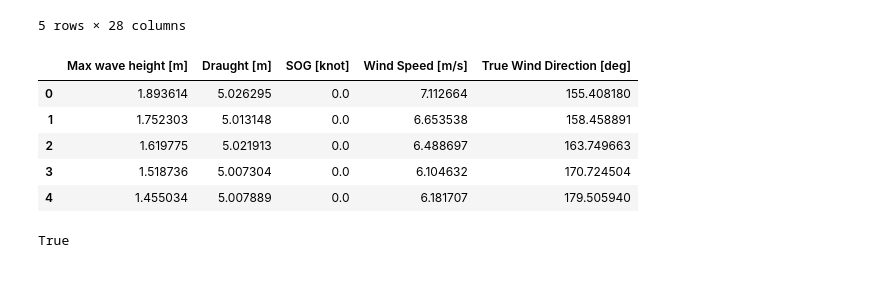
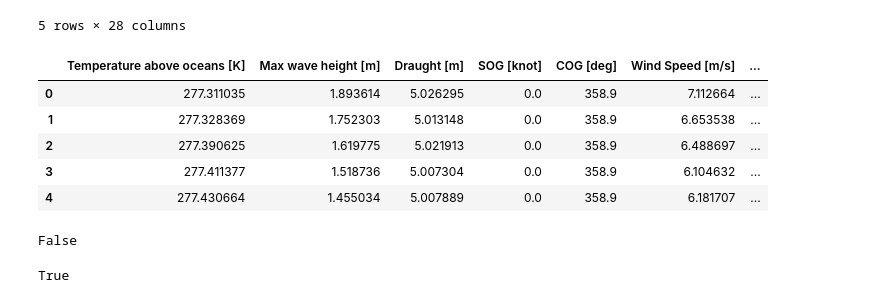
Before and after one commit to hiwafi/thesis-ais, a Jupyter notebook: AIS_Sketch.ipynb, the cells around one changed output. Saved outputs shown, nothing was run; the diff lists cells and outputs as text; code cells hidden in the pictures.

```diff
--- a/AIS_Sketch.ipynb
+++ b/AIS_Sketch.ipynb
@@ -1,9 +1,9 @@
 # %%
 import pandas as pd
 from matplotlib import pyplot
-#df = pd.read_csv("AIS_Clean_001.csv")
+df = pd.read_csv("AIS_Clean_001.csv")
 # AIS clean 002 is only heading from west to easr (hopefully better model due to the similar heading)
-df = pd.read_csv("AIS_Clean_002.csv")
+#df = pd.read_csv("AIS_Clean_002.csv")
 df.head(n=5)
 # %% [output]
 |  | Unnamed: 0 | Time | LON | LAT | Temperature above oceans [K] | Air density above oceans [kg/m^3] | ... |
@@ -16,23 +16,35 @@ df.head(n=5)
 # %%
 # Master Drop, vary from here
 #df_ship = df.drop(['Unnamed: 0','Time','LON','LAT','Temperature above oceans [K]','Air density above oceans [kg/m^3]','Max wave height [m]',
 #'Swell period [deg]','Wind wave period [s]','Wave period [s]','Sea surface temperature [K]','Combined wind waves and swell height [m]','Swell height [m]',
 #'Wind wave height [m]','Surface pressure [Pa]','Draught [m]','Width [m]','Length [m]','SOG [knot]','COG [deg]','Heading [deg]','Wind Speed [m/s]','Current Speed [m/s]'
 #,'True Wind Direction [deg]','True Current Direction [deg]','True Swell Direction [deg]','True Wind Wave Direction [deg]','True Wave Direction [deg]'],axis=1)
 #df_ship.head(n=5)
 
-df_ship = df.drop(['Unnamed: 0','Time','LON','LAT','Temperature above oceans [K]','Air density above oceans [kg/m^3]',
+# According to slide from pak Uri
+df_ship = df.drop(['Unnamed: 0','Time','LON','LAT','Air density above oceans [kg/m^3]',
 'Swell period [deg]','Wind wave period [s]','Wave period [s]','Sea surface temperature [K]','Combined wind waves and swell height [m]','Swell height [m]',
 'Wind wave height [m]','Surface pressure [Pa]','Width [m]','Length [m]','COG [deg]','Heading [deg]','Current Speed [m/s]'
 ,'True Current Direction [deg]','True Swell Direction [deg]','True Wind Wave Direction [deg]','True Wave Direction [deg]'],axis=1)
 df_ship.head(n=5)
+
+# Try to follow feature from Abebe
+df_ship = df.drop(['Unnamed: 0','Time','LON','LAT','Air density above oceans [kg/m^3]',
+'Swell period [deg]','Wind wave period [s]','Wave period [s]','Sea surface temperature [K]','Combined wind waves and swell height [m]','Swell height [m]',
+'Wind wave height [m]','Surface pressure [Pa]','Width [m]','Length [m]','Heading [deg]'
+,'True Current Direction [deg]','True Swell Direction [deg]','True Wind Wave Direction [deg]'],axis=1)
+df_ship.head(n=5)
 # %% [output]
-|  | Max wave height [m] | Draught [m] | SOG [knot] | Wind Speed [m/s] | True Wind Direction [deg] |
-| 0 | 1.893614 | 5.026295 | 0.0 | 7.112664 | 155.408180 |
-| 1 | 1.752303 | 5.013148 | 0.0 | 6.653538 | 158.458891 |
-| 2 | 1.619775 | 5.021913 | 0.0 | 6.488697 | 163.749663 |
-| 3 | 1.518736 | 5.007304 | 0.0 | 6.104632 | 170.724504 |
-| 4 | 1.455034 | 5.007889 | 0.0 | 6.181707 | 179.505940 |
+|  | Temperature above oceans [K] | Max wave height [m] | Draught [m] | SOG [knot] | COG [deg] | Wind Speed [m/s] | ... |
+| 0 | 277.311035 | 1.893614 | 5.026295 | 0.0 | 358.9 | 7.112664 | ... |
+| 1 | 277.328369 | 1.752303 | 5.013148 | 0.0 | 358.9 | 6.653538 | ... |
+| 2 | 277.390625 | 1.619775 | 5.021913 | 0.0 | 358.9 | 6.488697 | ... |
+| 3 | 277.411377 | 1.518736 | 5.007304 | 0.0 | 358.9 | 6.104632 | ... |
+| 4 | 277.430664 | 1.455034 | 5.007889 | 0.0 | 358.9 | 6.181707 | ... |
+# %%
+df_ship['Temperature above oceans [K]'].isnull().values.any()
+# %% [output]
+False
 # %%
 df_ship['Max wave height [m]'].isnull().values.any()
 # %% [output]
```
Also changed, not shown: parts of 22 cells of this notebook.
